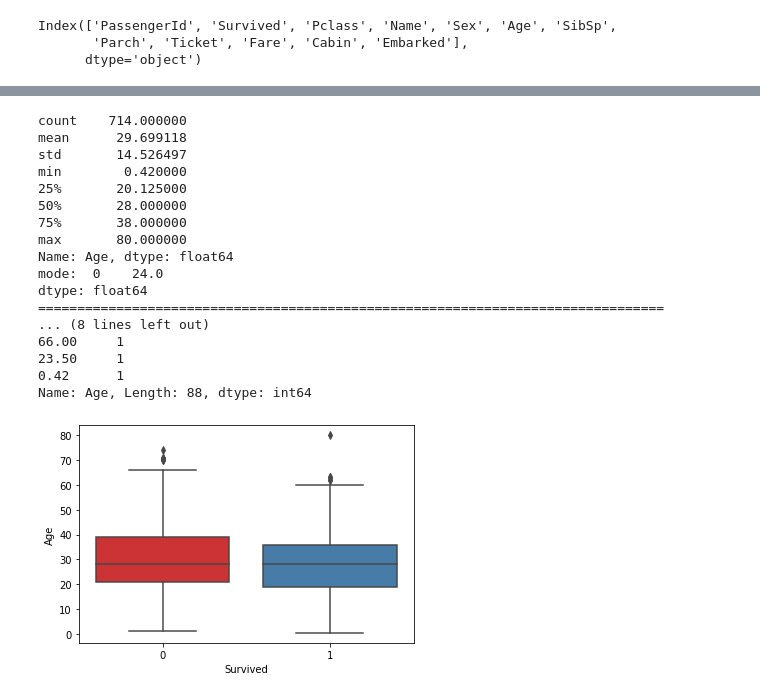
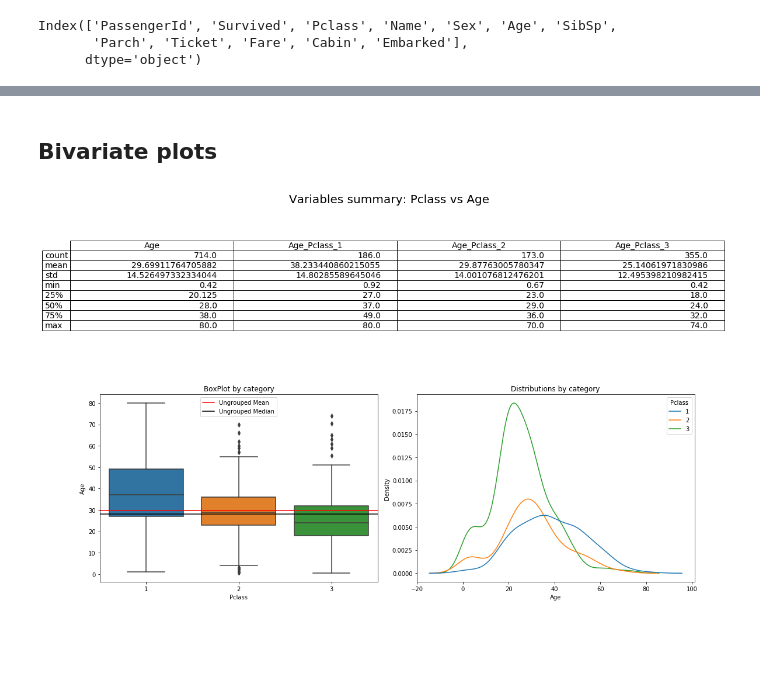
Before and after one commit to edoardovivo/MLAutoEDA, a Jupyter notebook: AutoEDA.ipynb, the cells around one changed output, grey strips where cells are left out. Cells and saved outputs as stored; diff of their text form; code cells hidden in the pictures; blank space fills up the shorter version.

Commit message:
Code refactored and added categorical vs numerical plots

```diff
--- a/AutoEDA.ipynb
+++ b/AutoEDA.ipynb
@@ -437,21 +89,2 @@ dtype: float64
-# %%
-quantitative_summarized(dataframe= train_df, y = 'Age', x = 'Survived', verbose=True)
-# %% [output]
-count    714.000000
-mean      29.699118
-std       14.526497
-min        0.420000
-25%       20.125000
-50%       28.000000
-75%       38.000000
-max       80.000000
-Name: Age, dtype: float64
-mode:  0    24.0
-dtype: float64
-================================================================================
-... (8 lines left out)
-66.00     1
-23.50     1
-0.42      1
-Name: Age, Length: 88, dtype: int64
-[figure, removed]
+# %% [markdown]
+## Bivariate plots
@@ -457,0 +95,8 @@ Name: Age, Length: 88, dtype: int64
+# %%
+column_cat, column_num = "Pclass", "Age"
+dataframe = train_df
+# %%
+categorical_vs_numerical(dataframe, column_num, column_cat,
+                         palette=None, ax=None, order=None)
+# %% [output]
+[figure, added]
```
Also changed, not shown: parts of 22 cells of this notebook, 1 other file.
